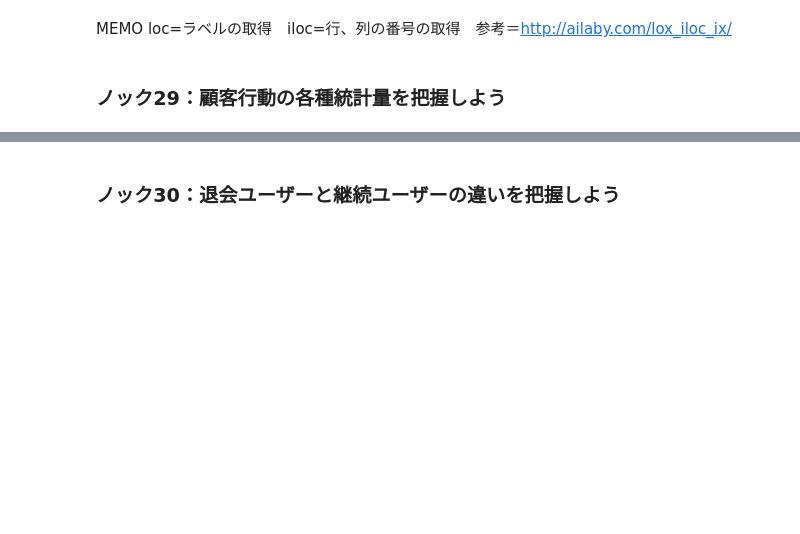
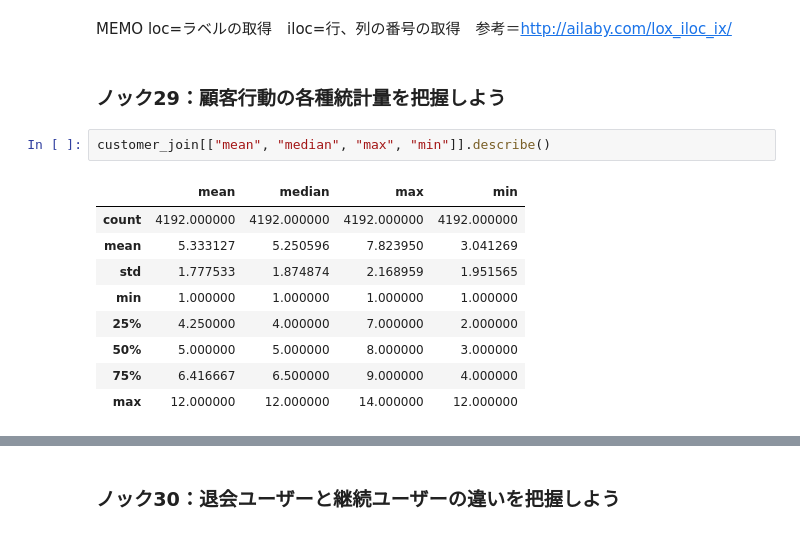
Before and after one commit to Ayakke/100knock, a Jupyter notebook: サンプルコード_20201021/3章/3章_顧客の全体像を把握する１０本ノック.ipynb, the cells around one changed output, grey strips where cells are left out. Saved outputs shown, nothing was run; the diff lists cells and outputs as text; blank space fills up the shorter version.

```diff
--- a/サンプルコード_20201021/3章/3章_顧客の全体像を把握する１０本ノック.ipynb
+++ b/サンプルコード_20201021/3章/3章_顧客の全体像を把握する１０本ノック.ipynb
@@ -317,3 +317,15 @@ See the caveats in the documentation: http://pandas.pydata.org/pandas-docs/stabl
 MEMO loc=ラベルの取得　iloc=行、列の番号の取得　参考＝http://ailaby.com/lox_iloc_ix/
 # %% [markdown]
 ### ノック29：顧客行動の各種統計量を把握しよう
+# %%
+customer_join[["mean", "median", "max", "min"]].describe()
+# %% [output]
+|  | mean | median | max | min |
+| count | 4192.000000 | 4192.000000 | 4192.000000 | 4192.000000 |
+| mean | 5.333127 | 5.250596 | 7.823950 | 3.041269 |
+| std | 1.777533 | 1.874874 | 2.168959 | 1.951565 |
+| min | 1.000000 | 1.000000 | 1.000000 | 1.000000 |
+| 25% | 4.250000 | 4.000000 | 7.000000 | 2.000000 |
+| 50% | 5.000000 | 5.000000 | 8.000000 | 3.000000 |
+| 75% | 6.416667 | 6.500000 | 9.000000 | 4.000000 |
+| max | 12.000000 | 12.000000 | 14.000000 | 12.000000 |
```
Also changed, not shown: parts of 2 cells of this notebook.
